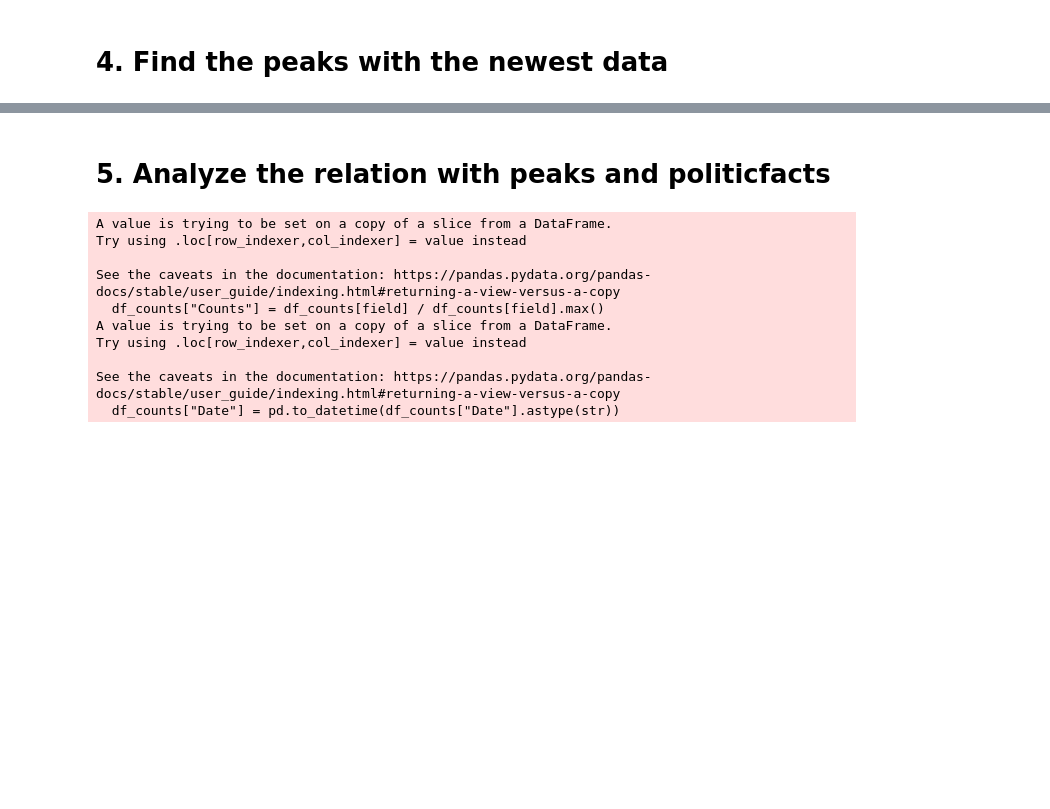
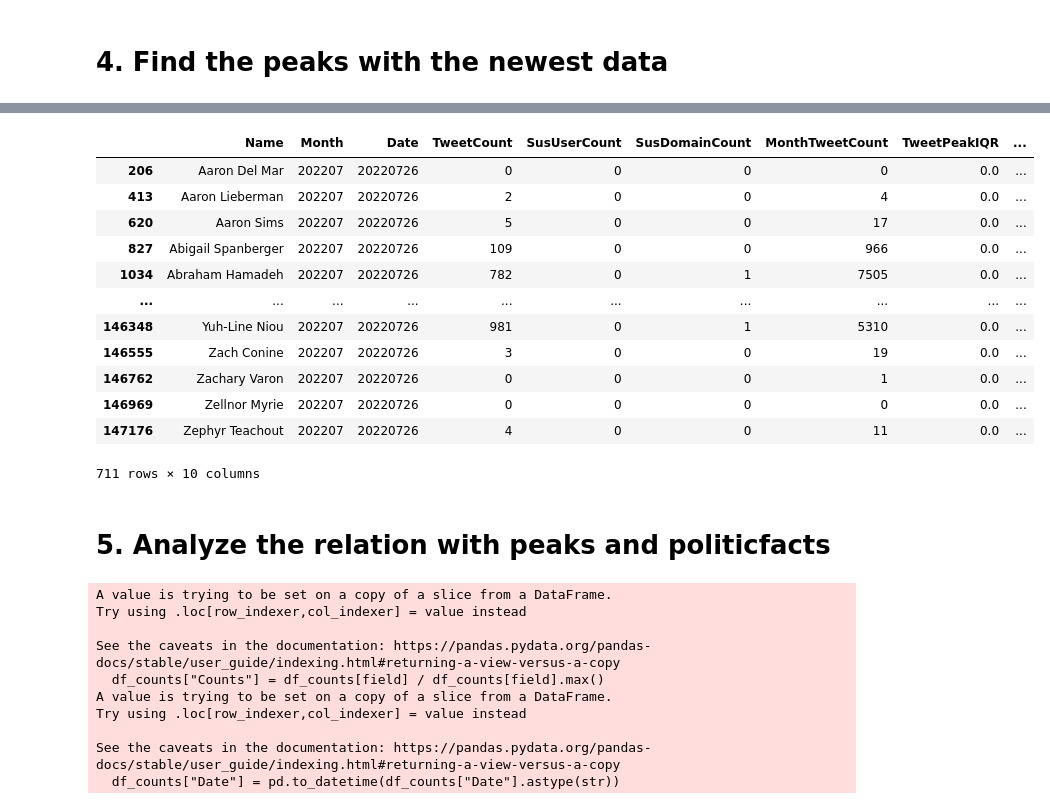
Before and after one commit to PANDApcd/PoliticalFactCheck, a Jupyter notebook: CandTweets.ipynb, the cells around one changed output, grey strips where cells are left out. Saved outputs shown, nothing was run; the diff lists cells and outputs as text; code cells hidden in the pictures; blank space fills up the shorter version.

```diff
--- a/CandTweets.ipynb
+++ b/CandTweets.ipynb
@@ -74,0 +84,16 @@ df_count.set_index(["Name"]).to_csv("Data/Candidates/CandTweetsCount.csv", sep="
+# %%
+df_count[df_count["Date"]==20220726]
+# %% [output]
+|  | Name | Month | Date | TweetCount | SusUserCount | SusDomainCount | MonthTweetCount | TweetPeakIQR | ... |
+| 206 | Aaron Del Mar | 202207 | 20220726 | 0 | 0 | 0 | 0 | 0.0 | ... |
+| 413 | Aaron Lieberman | 202207 | 20220726 | 2 | 0 | 0 | 4 | 0.0 | ... |
+| 620 | Aaron Sims | 202207 | 20220726 | 5 | 0 | 0 | 17 | 0.0 | ... |
+| 827 | Abigail Spanberger | 202207 | 20220726 | 109 | 0 | 0 | 966 | 0.0 | ... |
+| 1034 | Abraham Hamadeh | 202207 | 20220726 | 782 | 0 | 1 | 7505 | 0.0 | ... |
+| ... | ... | ... | ... | ... | ... | ... | ... | ... | ... |
+| 146348 | Yuh-Line Niou | 202207 | 20220726 | 981 | 0 | 1 | 5310 | 0.0 | ... |
+| 146555 | Zach Conine | 202207 | 20220726 | 3 | 0 | 0 | 19 | 0.0 | ... |
+| 146762 | Zachary Varon | 202207 | 20220726 | 0 | 0 | 0 | 1 | 0.0 | ... |
+| 146969 | Zellnor Myrie | 202207 | 20220726 | 0 | 0 | 0 | 0 | 0.0 | ... |
+| 147176 | Zephyr Teachout | 202207 | 20220726 | 4 | 0 | 0 | 11 | 0.0 | ... |
+711 rows × 10 columns
```
Also changed, not shown: parts of 12 cells of this notebook, 2 other files.
